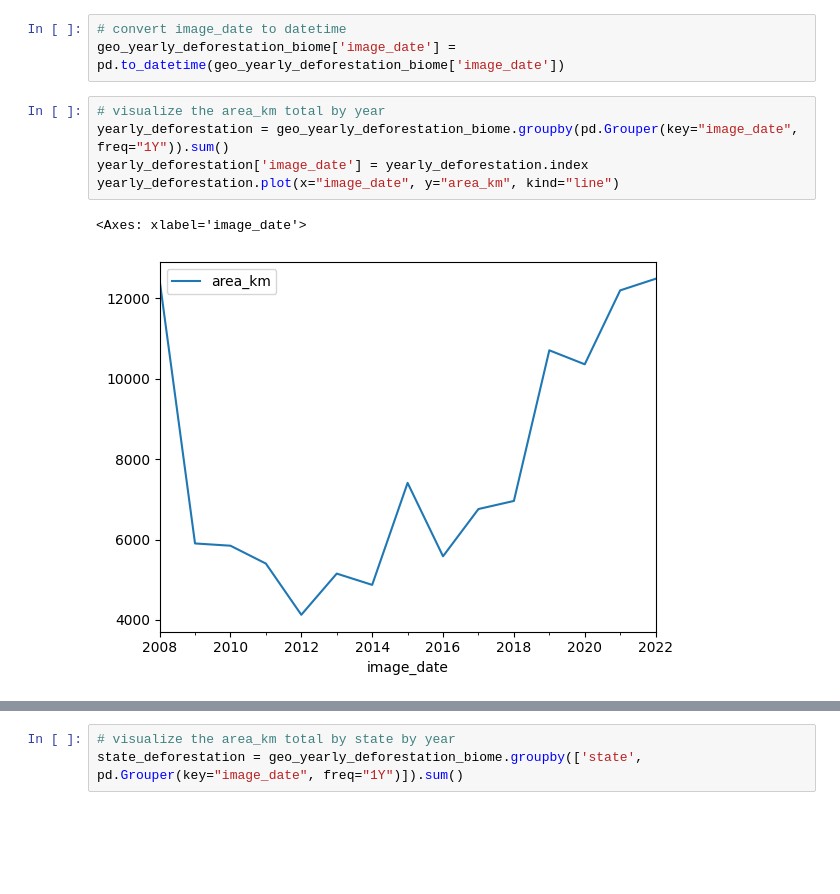
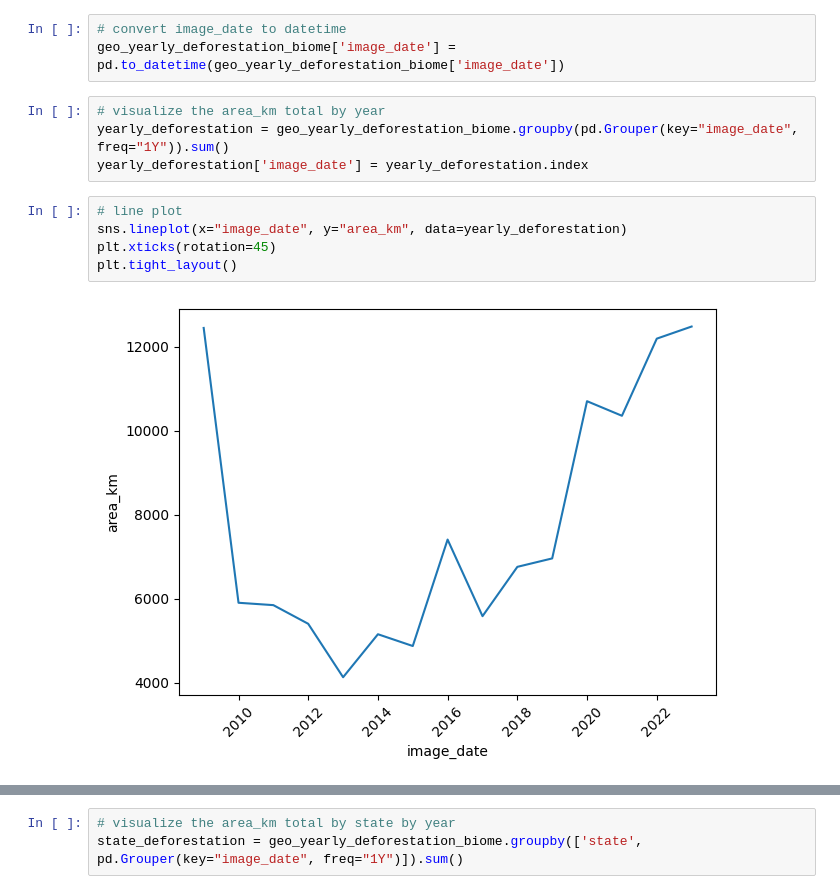
Before and after one commit to t4ai/amazon-deforestation-forecasting, a Jupyter notebook: amazon-deforestation-forecasting.ipynb, the cells around one changed output, grey strips where cells are left out. Cells and saved outputs as stored; diff of their text form; blank space fills up the shorter version.

Commit message:
Data cleaning and preparation started

```diff
--- a/amazon-deforestation-forecasting.ipynb
+++ b/amazon-deforestation-forecasting.ipynb
@@ -113,7 +100,10 @@ geo_yearly_deforestation_biome['image_date'] = pd.to_datetime(geo_yearly_defores
 # visualize the area_km total by year
 yearly_deforestation = geo_yearly_deforestation_biome.groupby(pd.Grouper(key="image_date", freq="1Y")).sum()
 yearly_deforestation['image_date'] = yearly_deforestation.index
-yearly_deforestation.plot(x="image_date", y="area_km", kind="line")
-# %% [output]
-<Axes: xlabel='image_date'>
-[figure, removed]
+# %%
+# line plot
+sns.lineplot(x="image_date", y="area_km", data=yearly_deforestation)
+plt.xticks(rotation=45)
+plt.tight_layout()
+# %% [output]
+[figure, added]
```
Also changed, not shown: parts of 50 cells of this notebook.
